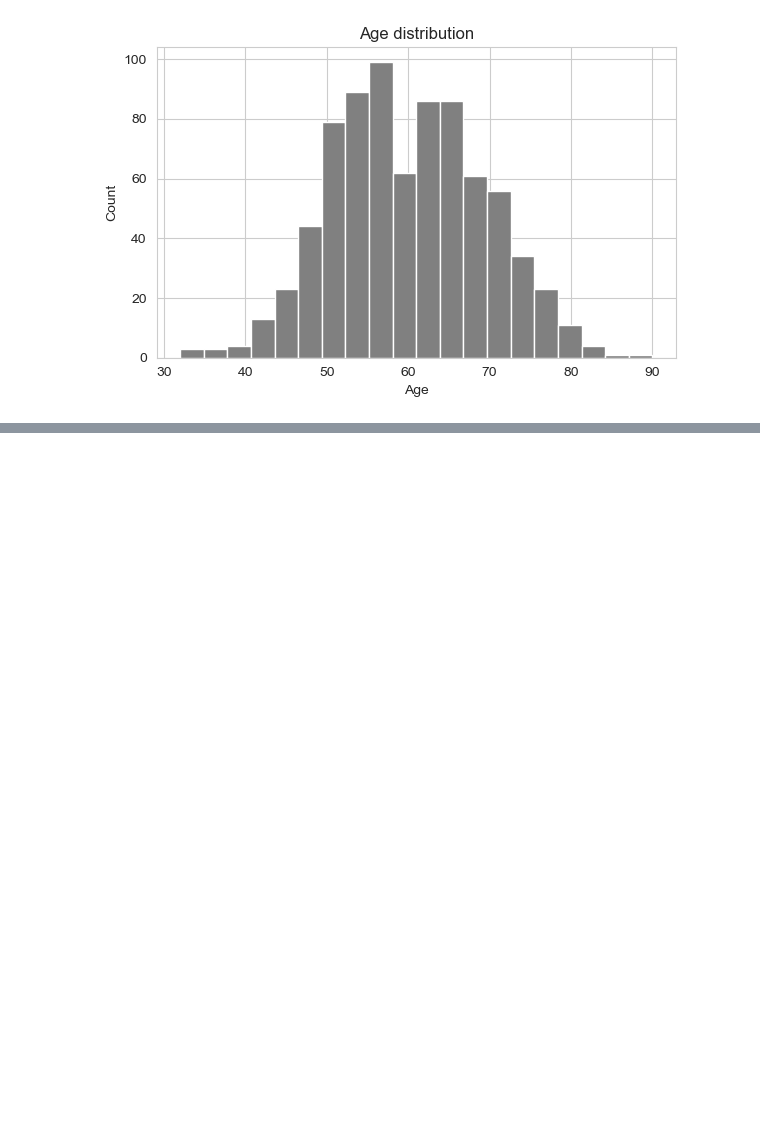
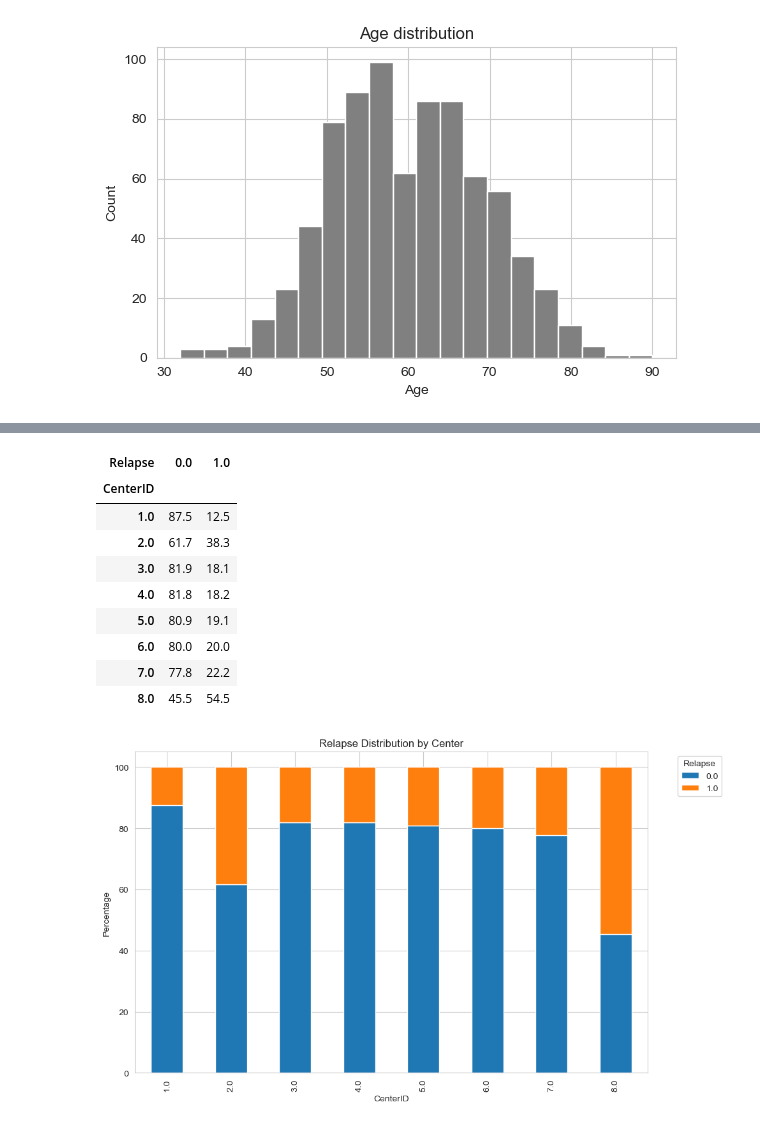
Before and after one commit to Essam-Khawaja/HECKTOR2026, a Jupyter notebook: EDA.ipynb, the cells around one changed output, grey strips where cells are left out. Cells and saved outputs as stored; diff of their text form; code cells hidden in the pictures; blank space fills up the shorter version.

```diff
--- a/EDA.ipynb
+++ b/EDA.ipynb
@@ -201,0 +279,23 @@ plt.show()
+# %%
+relapse_center = pd.crosstab(rawDF["CenterID"], rawDF["Relapse"], normalize="index") * 100
+display(relapse_center.round(1))
+
+relapse_center.plot(kind="bar", stacked=True, figsize=(10, 6))
+plt.title("Relapse Distribution by Center")
+plt.ylabel("Percentage")
+plt.xlabel("CenterID")
+plt.legend(title="Relapse", bbox_to_anchor=(1.05, 1), loc="upper left")
+plt.tight_layout()
+plt.show()
+# %% [output]
+| Relapse | 0.0 | 1.0 |
+| CenterID |  |  |
+| 1.0 | 87.5 | 12.5 |
+| 2.0 | 61.7 | 38.3 |
+| 3.0 | 81.9 | 18.1 |
+| 4.0 | 81.8 | 18.2 |
+| 5.0 | 80.9 | 19.1 |
+| 6.0 | 80.0 | 20.0 |
+| 7.0 | 77.8 | 22.2 |
+| 8.0 | 45.5 | 54.5 |
+[figure, added]
```
Also changed, not shown: parts of 20 cells of this notebook.
